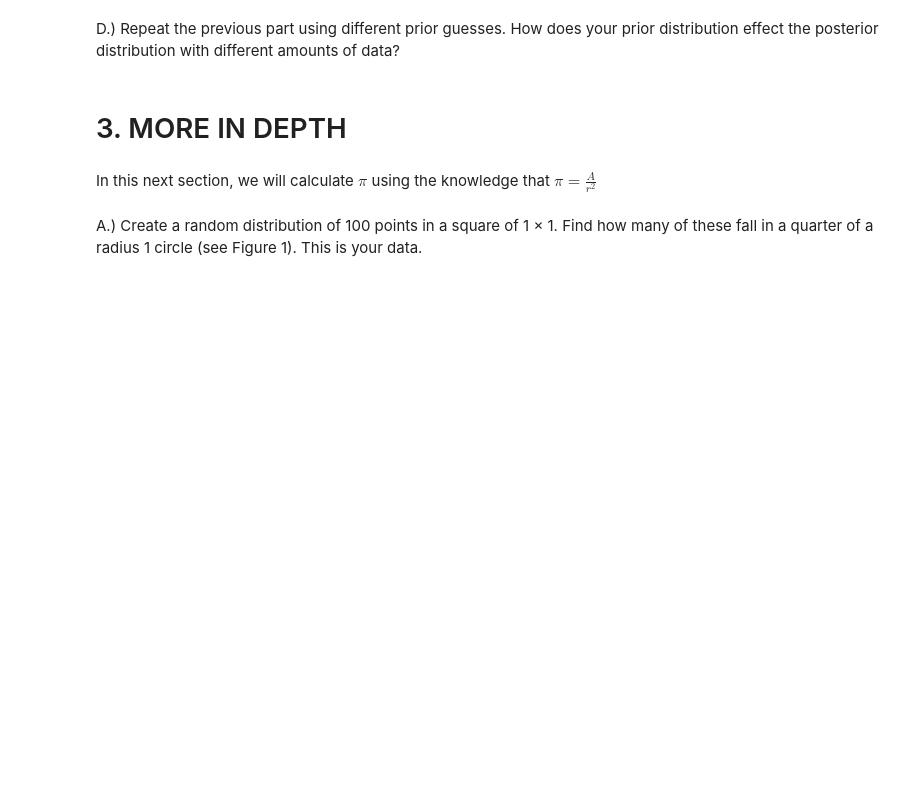
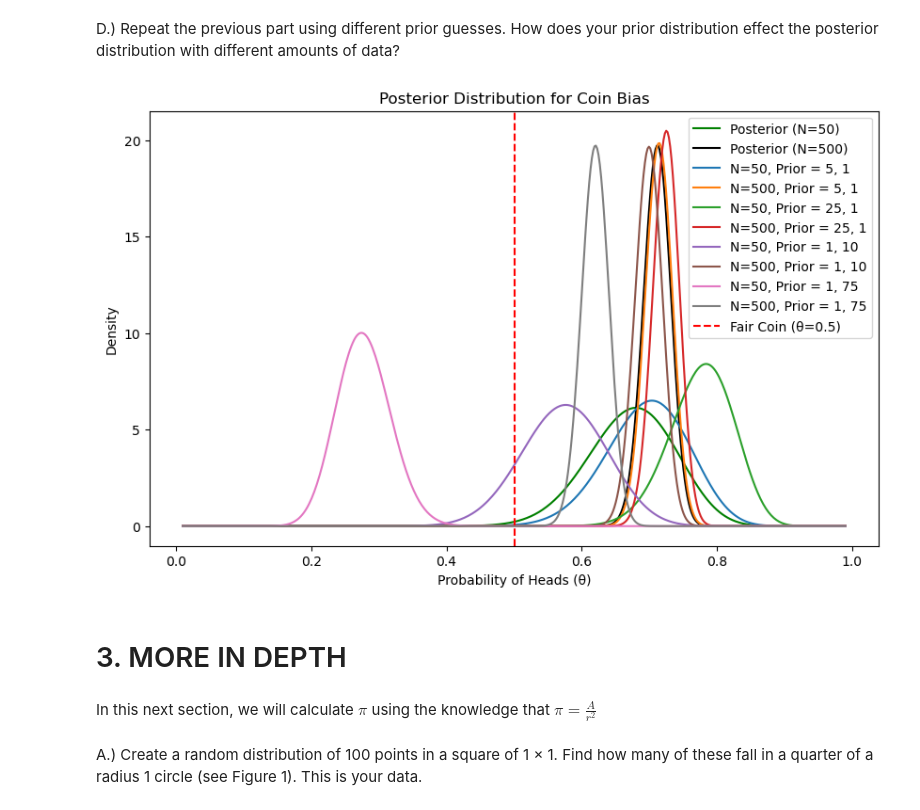
Before and after one commit to PolishJacob/ASTR5900_Projects, a Jupyter notebook: HW_06/Bayesian.ipynb, the cells around one changed output. Saved outputs shown, nothing was run; the diff lists cells and outputs as text; code cells hidden in the pictures; blank space fills up the shorter version.

```diff
--- a/HW_06/Bayesian.ipynb
+++ b/HW_06/Bayesian.ipynb
@@ -17,6 +78,37 @@ flips are used. Comment on what you find.
 # %% [markdown]
 D.) Repeat the previous part using different prior guesses. How does your prior distribution effect the
 posterior distribution with different amounts of data?
+# %%
+# Repeat for N = 50 and N = 500 for different priors
+pdf50_51, alpha50_51, beta50_51 = bayesian_inference(theta_vals, 5, 1, data50)
+pdf500_51, alpha500_51, beta500_51 = bayesian_inference(theta_vals, 5, 1, data500)
+pdf50_251, alpha50_251, beta50_251 = bayesian_inference(theta_vals, 25, 1, data50)
+pdf500_251, alpha500_251, beta500_251 = bayesian_inference(theta_vals, 25, 1, data500)
+pdf50_110, alpha50_110, beta50_110 = bayesian_inference(theta_vals, 1, 10, data50)
+pdf500_110, alpha500_110, beta500_110 = bayesian_inference(theta_vals, 1, 10, data500)
+pdf50_175, alpha50_175, beta50_175 = bayesian_inference(theta_vals, 1, 75, data50)
+pdf500_175, alpha500_175, beta500_175 = bayesian_inference(theta_vals, 1, 75, data500)
+# %%
+# Plot different distributions
+plt.figure(figsize = (10, 6))
+plt.plot(theta_vals, pdf50, label = f'Posterior (N={len(data50)})', color = 'green') # Original prior
+plt.plot(theta_vals, pdf500, label = f'Posterior (N={len(data500)})', color = 'black') # Original prior
+plt.plot(theta_vals, pdf50_51, label = f'N={len(data50)}, Prior = 5, 1')
+plt.plot(theta_vals, pdf500_51, label = f'N={len(data500)}, Prior = 5, 1')
+plt.plot(theta_vals, pdf50_251, label = f'N={len(data50)}, Prior = 25, 1')
+plt.plot(theta_vals, pdf500_251, label = f'N={len(data500)}, Prior = 25, 1')
+plt.plot(theta_vals, pdf50_110, label = f'N={len(data50)}, Prior = 1, 10')
+plt.plot(theta_vals, pdf500_110, label = f'N={len(data500)}, Prior = 1, 10')
+plt.plot(theta_vals, pdf50_175, label = f'N={len(data50)}, Prior = 1, 75')
+plt.plot(theta_vals, pdf500_175, label = f'N={len(data500)}, Prior = 1, 75')
+plt.axvline(0.5, color = 'red', linestyle = '--', label = 'Fair Coin (θ=0.5)') # Expected fair coin probability
+plt.title('Posterior Distribution for Coin Bias')
+plt.xlabel('Probability of Heads (θ)')
+plt.ylabel('Density')
+plt.legend()
+plt.show()
+# %% [output]
+[figure, added]
 # %% [markdown]
 # 3. MORE IN DEPTH
 # %% [markdown]
```
Also changed, not shown: parts of 10 cells of this notebook.
